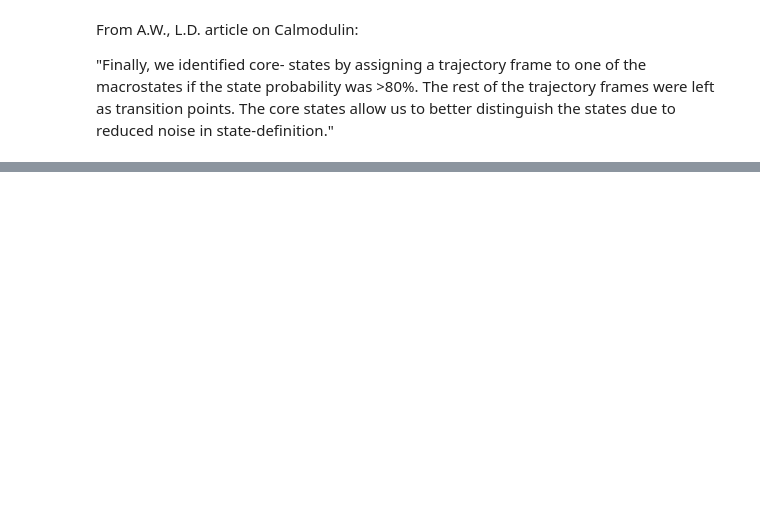
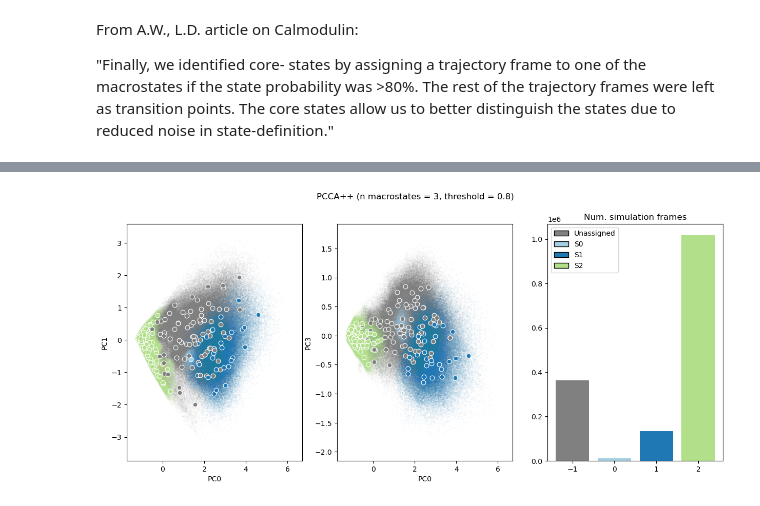
Before and after one commit to miriamzara/MSM, a Jupyter notebook: step_3_msm_construction.ipynb, the cells around one changed output, grey strips where cells are left out. Saved outputs shown, nothing was run; the diff lists cells and outputs as text; code cells hidden in the pictures; blank space fills up the shorter version.

Commit message:
pcca++ plots done and started studying CK tests

```diff
--- a/step_3_msm_construction.ipynb
+++ b/step_3_msm_construction.ipynb
@@ -496,12 +496,3 @@ axs[1].set_ylim(0, 200)
 plt.show()
 # %% [output]
 [figure]
-# %%
-nmacro = 7 # just to try it out
-
-
-from deeptime.markov.tools.analysis import pcca_memberships
-
-
-pcca_clusters = pcca_memberships(T = msm.transition_matrix, m = nmacro)
-pcca_clusters.shape # probabilistic assignation? yes
@@ -519,17 +529,65 @@ def assign_microstate(memberships):
 # %%
-for pca_x, pca_y in [(0, 1), (0, 2), (0, 3), (0,4)]:
+from matplotlib.patches import Patch
+from matplotlib import color_sequences
+color_sequence = color_sequences['Paired']
 
-    fig, axs = plt.subplots(nrows=1, ncols=3, figsize=(15, 4))
+colors = ["grey"] + color_sequence
+
+def assign_color(idx, color_sequence):
+    if idx == -1:
+        return "grey"
+    else:
+        return color_sequence[idx]
+
+micro_colors = [assign_color(idx, color_sequence) for idx in micro_assignments]
+
+################################
+
+fig, axs = plt.subplots(nrows=1, ncols=3, figsize=(15, 6))
+
+axs = axs.flatten()
+for ax_id, (pca_x, pca_y) in enumerate([(0, 1), (0, 3)]):
+    ax = axs[ax_id]
+    for i, center in enumerate(centers):
+        ax.scatter(center[pca_x], center[pca_y],
+                    marker = "o",
+                    s=40,
+                    facecolor = micro_colors[i],
+                    edgecolor = "white",
+                    linewidth=0.8,
+                    zorder=10)
+
+    for id in range(-1, n_macro):
+        frames = pca_traj[traj_pcca_assignments == id]
+        ax.scatter(
+            frames[:, pca_x],
+            frames[:, pca_y],
+            color=assign_color(id, color_sequence),
+            alpha = 0.3,
+            s=0.01,
+        )
+    ax.set_xlabel(f"PC{pca_x}")
+    ax.set_ylabel(f"PC{pca_y}")
+    #ax.set_title("PCA projection")
 
 
-    # Scatter plot
-    axs[0].scatter(
-        pca_traj[:, pca_x],
-        pca_traj[:, pca_y],
-        s=0.01,
-        alpha=0.3
+ax = axs[2]
+bins, counts = np.unique(traj_pcca_assignments, return_counts = True)
+ax.bar(bins, counts, color = colors[0:len(bins-1)])
+
+# custom legend handles
+handles = []
+for b in bins:
+    label = "Unassigned" if b == -1 else f"S{b}"
+    color = colors[b + 1] if b >= 0 else colors[0]
+    handles.append(
+        Patch(facecolor=color, edgecolor="black", label=label)
     )
+ax.set_title("Num. simulation frames")
+ax.legend(handles=handles)
 
-    axs[0].set_xlabel(f"PC{pca_x}")
-    axs[0].set_ylabel(f"PC{pca_y}")
-    axs[0].set_title("PCA projection")
+
+plt.suptitle(f"PCCA++ (n macrostates = {n_macro}, threshold = {threshold})")
+plt.show()
+# %% [output]
+[figure, added]
```
Also changed, not shown: parts of 3 cells of this notebook.
